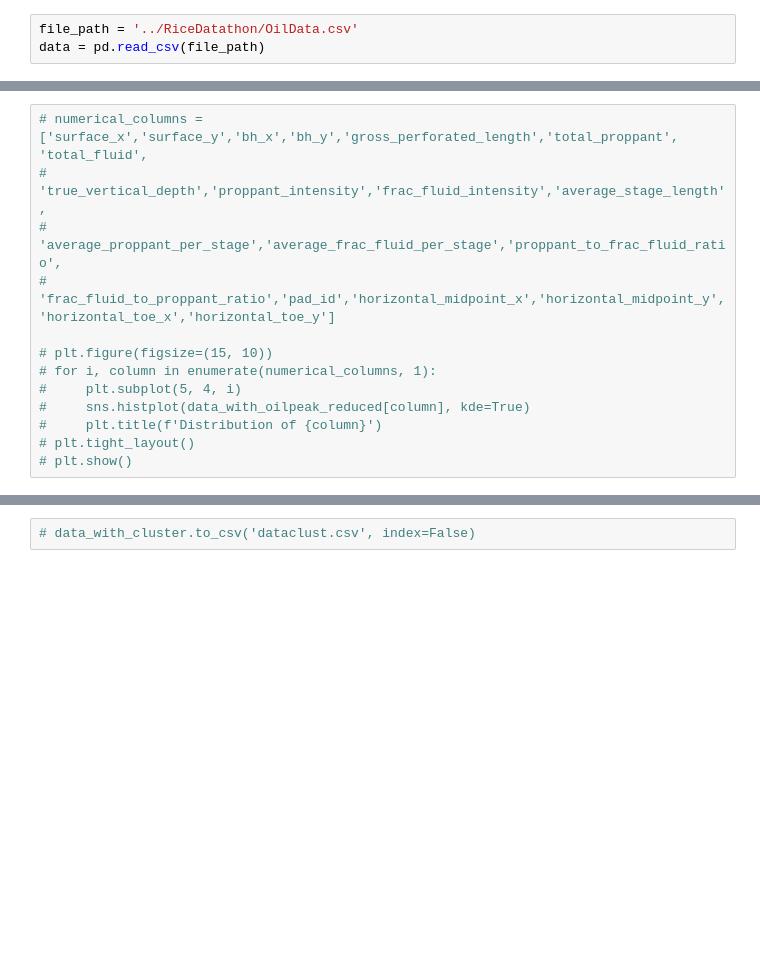
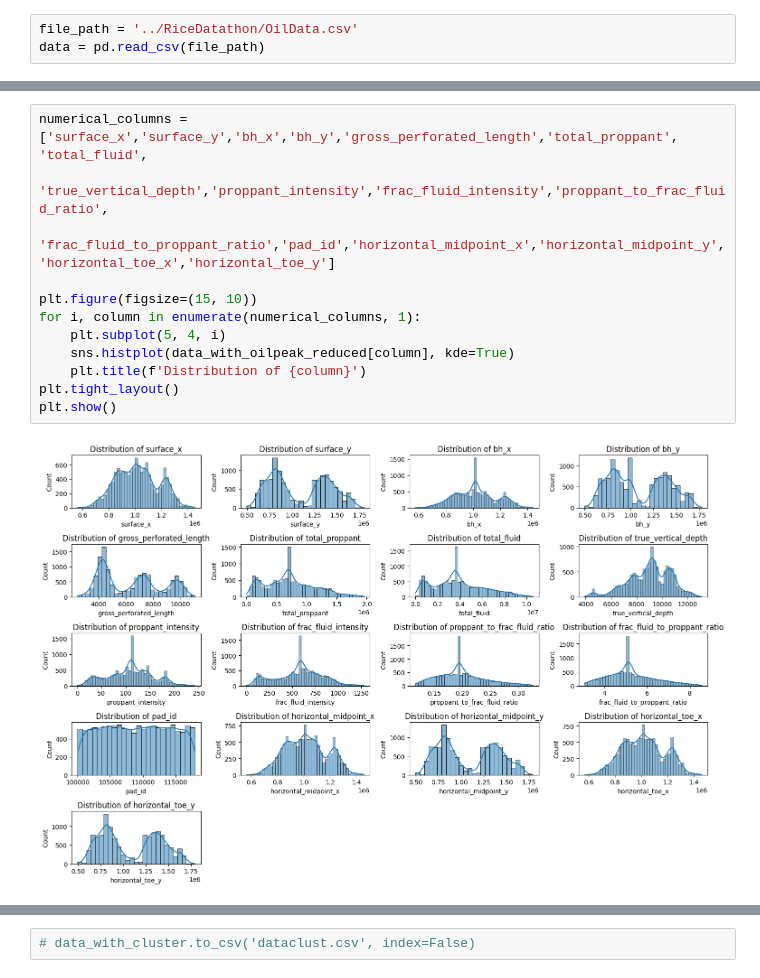
Before and after one commit to nandoj28/RiceDatathon, a Jupyter notebook: main.ipynb, the cells around one changed output, grey strips where cells are left out. Cells and saved outputs as stored; diff of their text form; blank space fills up the shorter version.

```diff
--- a/main.ipynb
+++ b/main.ipynb
@@ -64,14 +73,15 @@ Missing values in dataset with OilPeakRate: 0
 # %%
-# numerical_columns = ['surface_x','surface_y','bh_x','bh_y','gross_perforated_length','total_proppant', 'total_fluid',
-#                      'true_vertical_depth','proppant_intensity','frac_fluid_intensity','average_stage_length',
-#                      'average_proppant_per_stage','average_frac_fluid_per_stage','proppant_to_frac_fluid_ratio',
-#                      'frac_fluid_to_proppant_ratio','pad_id','horizontal_midpoint_x','horizontal_midpoint_y','horizontal_toe_x','horizontal_toe_y']
+numerical_columns = ['surface_x','surface_y','bh_x','bh_y','gross_perforated_length','total_proppant', 'total_fluid',
+                     'true_vertical_depth','proppant_intensity','frac_fluid_intensity','proppant_to_frac_fluid_ratio',
+                     'frac_fluid_to_proppant_ratio','pad_id','horizontal_midpoint_x','horizontal_midpoint_y','horizontal_toe_x','horizontal_toe_y']
 
-# plt.figure(figsize=(15, 10))
-# for i, column in enumerate(numerical_columns, 1):
-#     plt.subplot(5, 4, i)
-#     sns.histplot(data_with_oilpeak_reduced[column], kde=True)
-#     plt.title(f'Distribution of {column}')
-# plt.tight_layout()
-# plt.show()
+plt.figure(figsize=(15, 10))
+for i, column in enumerate(numerical_columns, 1):
+    plt.subplot(5, 4, i)
+    sns.histplot(data_with_oilpeak_reduced[column], kde=True)
+    plt.title(f'Distribution of {column}')
+plt.tight_layout()
+plt.show()
+# %% [output]
+[figure, added]
 # %%
```
Also changed, not shown: parts of 15 cells of this notebook.
